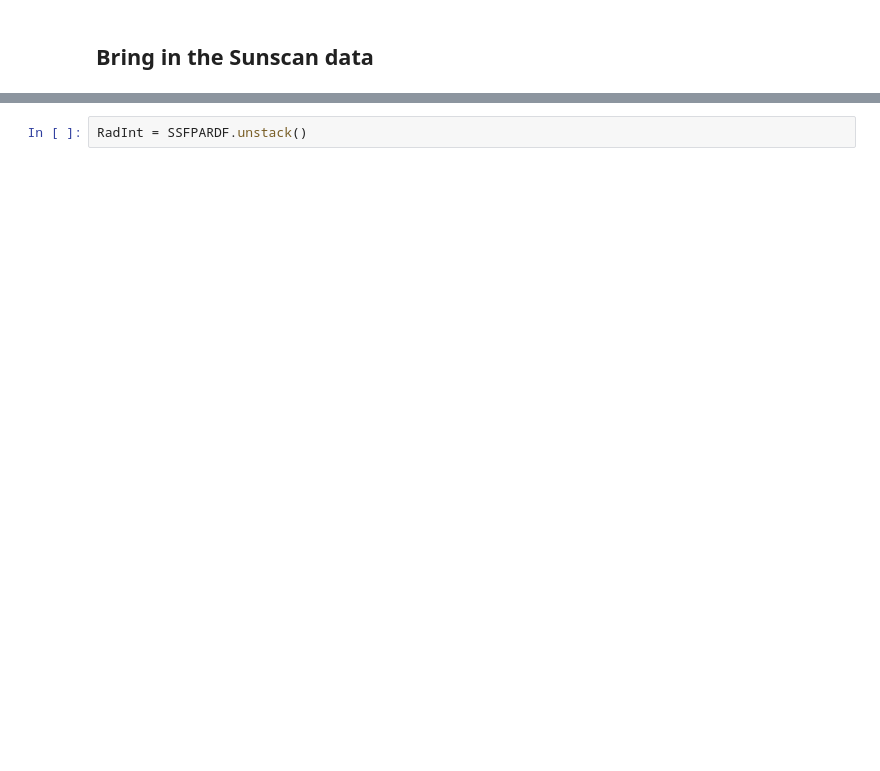
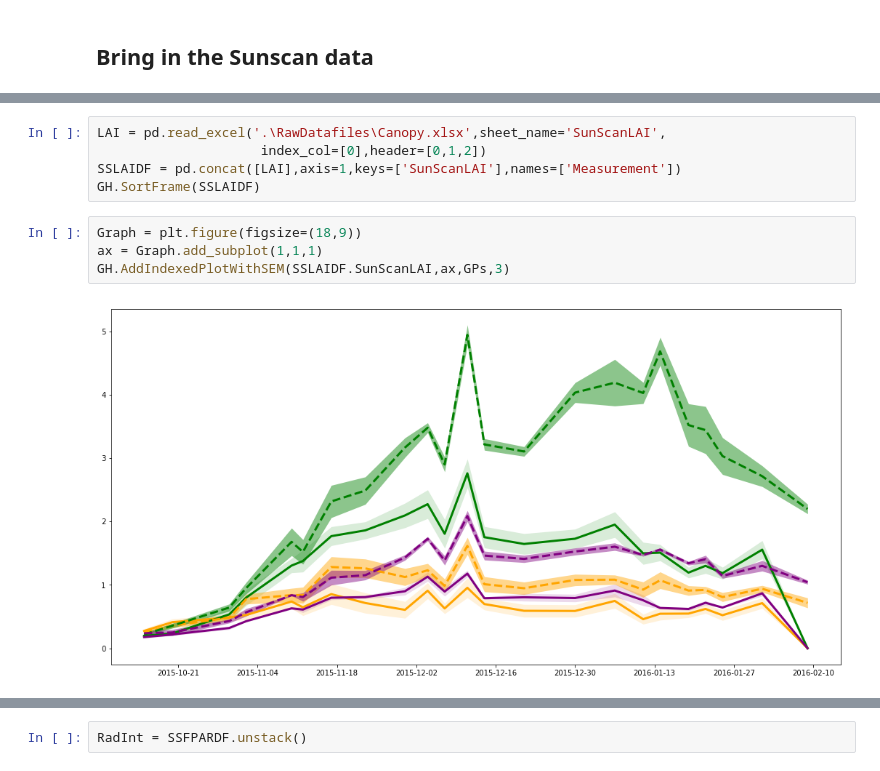
Before and after one commit to HamishBrownPFR/CropWaterAnalysis, a Jupyter notebook: Wheat/CanopyAnalysis.ipynb, the cells around one changed output, grey strips where cells are left out. Drawn from its saved outputs; the diff is of its cells as text; blank space fills up the shorter version.

```diff
--- a/Wheat/CanopyAnalysis.ipynb
+++ b/Wheat/CanopyAnalysis.ipynb
@@ -376,0 +241,11 @@ SSLAIDF.index = pd.to_datetime(SSLAIDF.index)
+# %%
+LAI = pd.read_excel('.\RawDatafiles\Canopy.xlsx',sheet_name='SunScanLAI',
+                     index_col=[0],header=[0,1,2])
+SSLAIDF = pd.concat([LAI],axis=1,keys=['SunScanLAI'],names=['Measurement'])
+GH.SortFrame(SSLAIDF)
+# %%
+Graph = plt.figure(figsize=(18,9))
+ax = Graph.add_subplot(1,1,1)
+GH.AddIndexedPlotWithSEM(SSLAIDF.SunScanLAI,ax,GPs,3)
+# %% [output]
+[figure, added]
```
Also changed, not shown: parts of 34 cells of this notebook, 10 other files.
